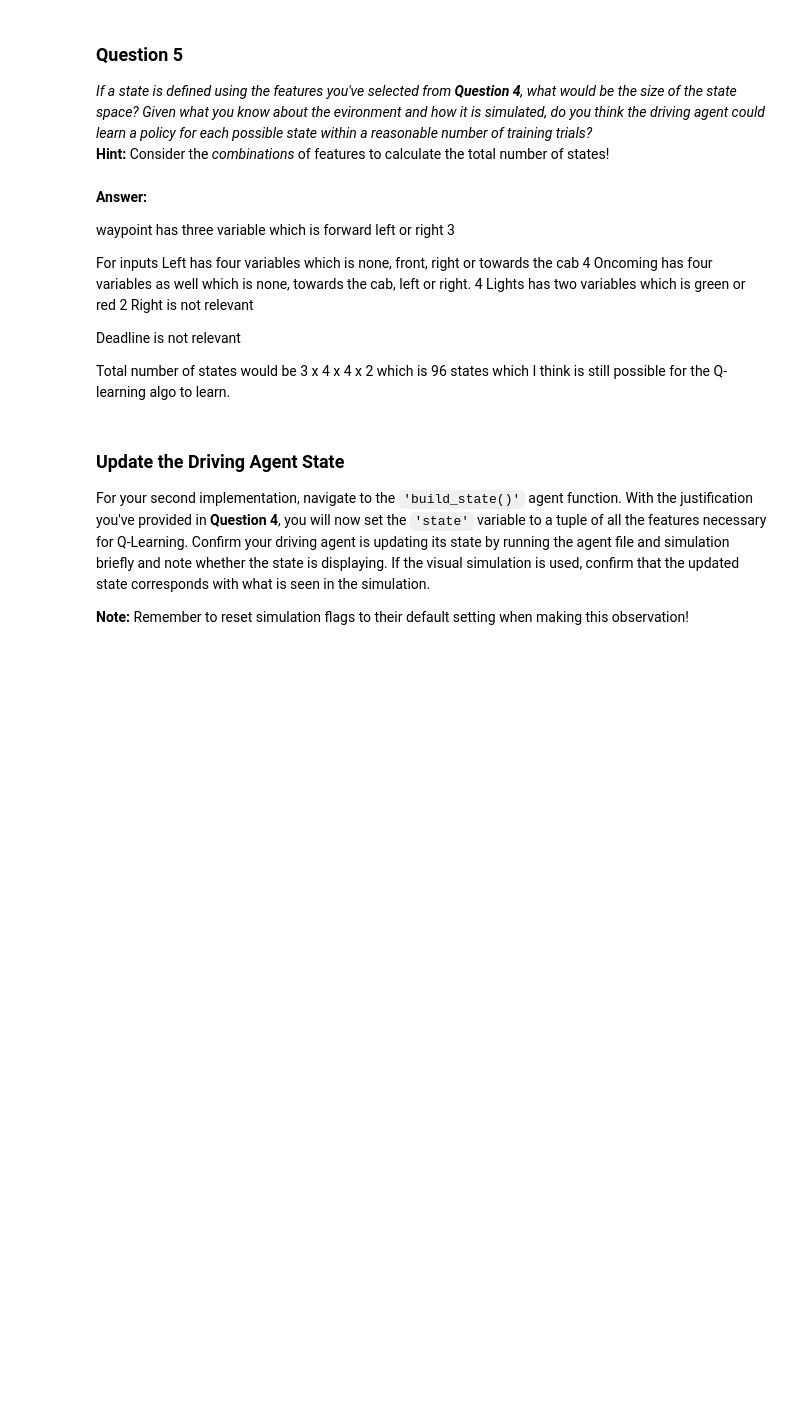
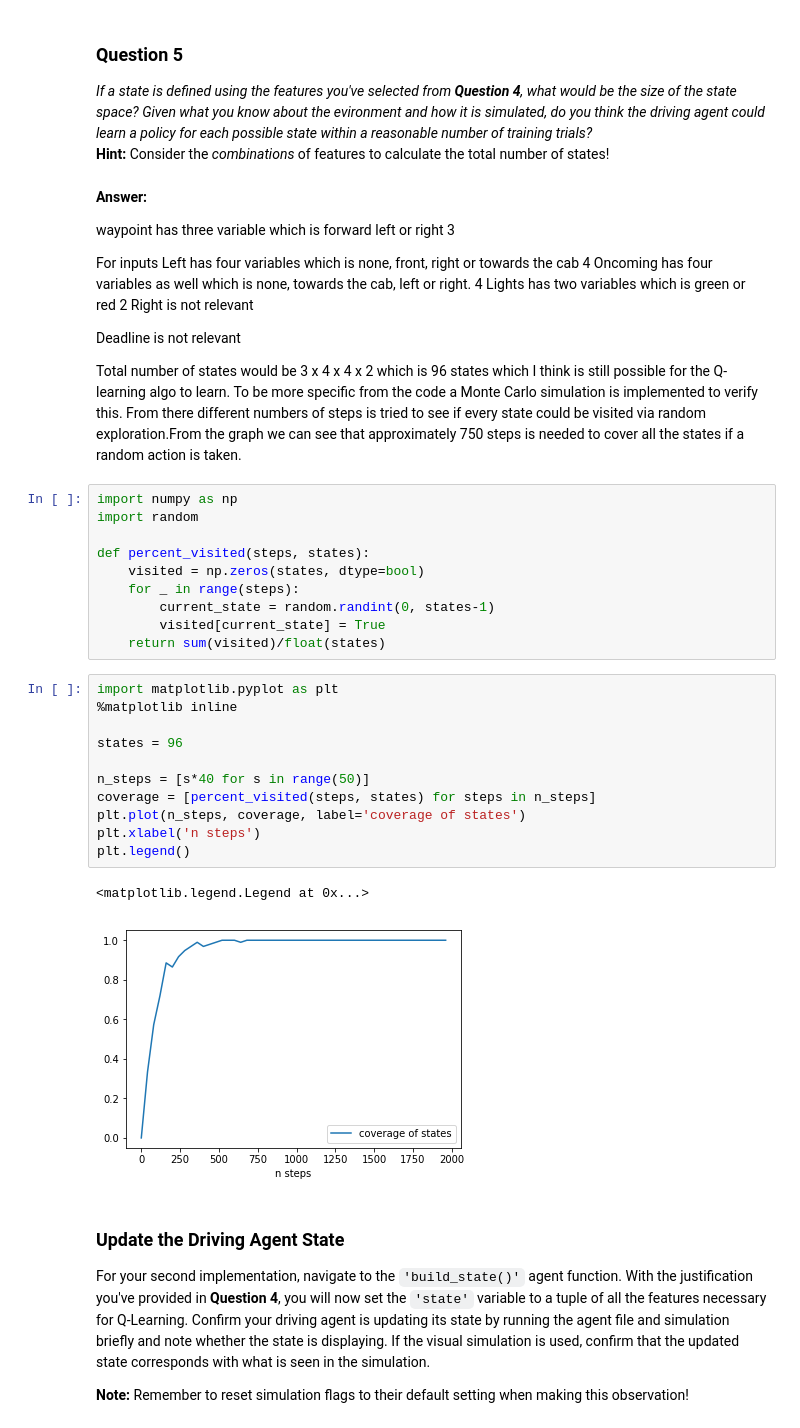
Before and after one commit to Dicksonchin93/smartcab, a Jupyter notebook: smartcab/smartcab.ipynb, the cells around one changed output. Drawn from its saved outputs; the diff is of its cells as text; blank space fills up the shorter version.

```diff
--- a/smartcab/smartcab.ipynb
+++ b/smartcab/smartcab.ipynb
@@ -164,7 +169,31 @@ Right is not relevant
 
 Deadline is not relevant
 
-Total number of states would be 3 x 4 x 4 x 2 which is 96 states which I think is still possible for the Q-learning algo to learn.
+Total number of states would be 3 x 4 x 4 x 2 which is 96 states which I think is still possible for the Q-learning algo to learn. To be more specific from the code a Monte Carlo simulation is implemented to verify this. From there different numbers of steps is tried to see if every state could be visited via random exploration.From the graph we can see that approximately 750 steps is needed to cover all the states if a random action is taken.
+# %%
+import numpy as np
+import random
+
+def percent_visited(steps, states):
+    visited = np.zeros(states, dtype=bool)
+    for _ in range(steps):
+        current_state = random.randint(0, states-1)
+        visited[current_state] = True
+    return sum(visited)/float(states)
+# %%
+import matplotlib.pyplot as plt
+%matplotlib inline
+
+states = 96
+
+n_steps = [s*40 for s in range(50)]
+coverage = [percent_visited(steps, states) for steps in n_steps]
+plt.plot(n_steps, coverage, label='coverage of states')
+plt.xlabel('n steps')
+plt.legend()
+# %% [output]
+<matplotlib.legend.Legend at 0x...>
+[figure, added]
 # %% [markdown]
 ### Update the Driving Agent State
 For your second implementation, navigate to the `'build_state()'` agent function. With the justification you've provided in **Question 4**, you will now set the `'state'` variable to a tuple of all the features necessary for Q-Learning. Confirm your driving agent is updating its state by running the agent file and simulation briefly and note whether the state is displaying. If the visual simulation is used, confirm that the updated state corresponds with what is seen in the simulation.
```
Also changed, not shown: parts of 5 cells of this notebook, 1 other file.
